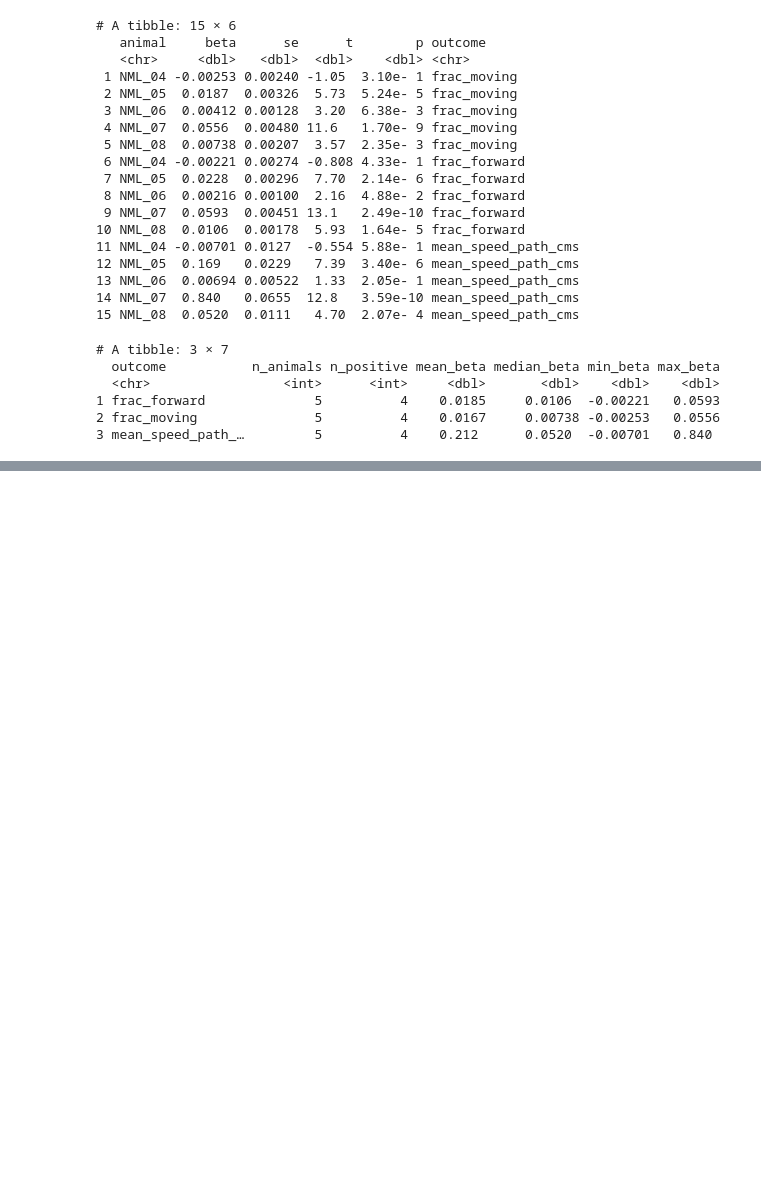
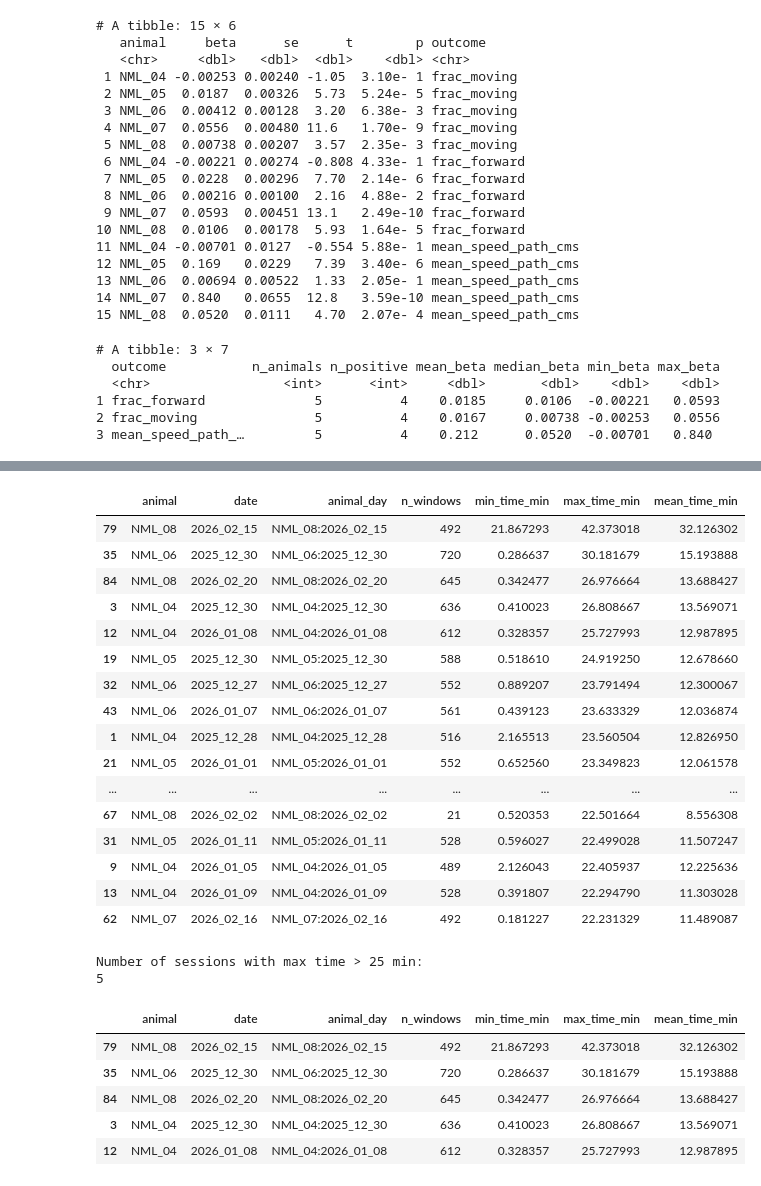
Before and after one commit to neuromomentumlab/Classical_Conditioning_Air_Wheel, a Jupyter notebook: Python/notebooks/habituation_analysis_01.ipynb, the cells around one changed output, grey strips where cells are left out. Saved outputs shown, nothing was run; the diff lists cells and outputs as text; code cells hidden in the pictures; blank space fills up the shorter version.

```diff
--- a/Python/notebooks/habituation_analysis_01.ipynb
+++ b/Python/notebooks/habituation_analysis_01.ipynb
@@ -916,0 +1554,48 @@ R error message: "Error in (function (expr, envir = parent.frame(), enclos = if
+# %%
+# Check per-session max within-session time
+tmp = hab_epoch_df.copy()
+
+session_time_check = (
+    tmp.groupby(["animal", "date", "animal_day"], observed=True)
+    .agg(
+        n_windows=("session_time_min", "size"),
+        min_time_min=("session_time_min", "min"),
+        max_time_min=("session_time_min", "max"),
+        mean_time_min=("session_time_min", "mean"),
+    )
+    .reset_index()
+    .sort_values("max_time_min", ascending=False)
+)
+
+display(session_time_check.head(20))
+
+print("Number of sessions with max time > 25 min:")
+print((session_time_check["max_time_min"] > 25).sum())
+
+display(session_time_check[session_time_check["max_time_min"] > 25])
+# %% [output]
+|  | animal | date | animal_day | n_windows | min_time_min | max_time_min | mean_time_min |
+| 79 | NML_08 | 2026_02_15 | NML_08:2026_02_15 | 492 | 21.867293 | 42.373018 | 32.126302 |
+| 35 | NML_06 | 2025_12_30 | NML_06:2025_12_30 | 720 | 0.286637 | 30.181679 | 15.193888 |
+| 84 | NML_08 | 2026_02_20 | NML_08:2026_02_20 | 645 | 0.342477 | 26.976664 | 13.688427 |
+| 3 | NML_04 | 2025_12_30 | NML_04:2025_12_30 | 636 | 0.410023 | 26.808667 | 13.569071 |
+| 12 | NML_04 | 2026_01_08 | NML_04:2026_01_08 | 612 | 0.328357 | 25.727993 | 12.987895 |
+| 19 | NML_05 | 2025_12_30 | NML_05:2025_12_30 | 588 | 0.518610 | 24.919250 | 12.678660 |
+| 32 | NML_06 | 2025_12_27 | NML_06:2025_12_27 | 552 | 0.889207 | 23.791494 | 12.300067 |
+| 43 | NML_06 | 2026_01_07 | NML_06:2026_01_07 | 561 | 0.439123 | 23.633329 | 12.036874 |
+| 1 | NML_04 | 2025_12_28 | NML_04:2025_12_28 | 516 | 2.165513 | 23.560504 | 12.826950 |
+| 21 | NML_05 | 2026_01_01 | NML_05:2026_01_01 | 552 | 0.652560 | 23.349823 | 12.061578 |
+| ... | ... | ... | ... | ... | ... | ... | ... |
+| 67 | NML_08 | 2026_02_02 | NML_08:2026_02_02 | 21 | 0.520353 | 22.501664 | 8.556308 |
+| 31 | NML_05 | 2026_01_11 | NML_05:2026_01_11 | 528 | 0.596027 | 22.499028 | 11.507247 |
+| 9 | NML_04 | 2026_01_05 | NML_04:2026_01_05 | 489 | 2.126043 | 22.405937 | 12.225636 |
+| 13 | NML_04 | 2026_01_09 | NML_04:2026_01_09 | 528 | 0.391807 | 22.294790 | 11.303028 |
+| 62 | NML_07 | 2026_02_16 | NML_07:2026_02_16 | 492 | 0.181227 | 22.231329 | 11.489087 |
+Number of sessions with max time > 25 min:
+5
+|  | animal | date | animal_day | n_windows | min_time_min | max_time_min | mean_time_min |
+| 79 | NML_08 | 2026_02_15 | NML_08:2026_02_15 | 492 | 21.867293 | 42.373018 | 32.126302 |
+| 35 | NML_06 | 2025_12_30 | NML_06:2025_12_30 | 720 | 0.286637 | 30.181679 | 15.193888 |
+| 84 | NML_08 | 2026_02_20 | NML_08:2026_02_20 | 645 | 0.342477 | 26.976664 | 13.688427 |
+| 3 | NML_04 | 2025_12_30 | NML_04:2025_12_30 | 636 | 0.410023 | 26.808667 | 13.569071 |
+| 12 | NML_04 | 2026_01_08 | NML_04:2026_01_08 | 612 | 0.328357 | 25.727993 | 12.987895 |
```
Also changed, not shown: parts of 5 cells of this notebook.
